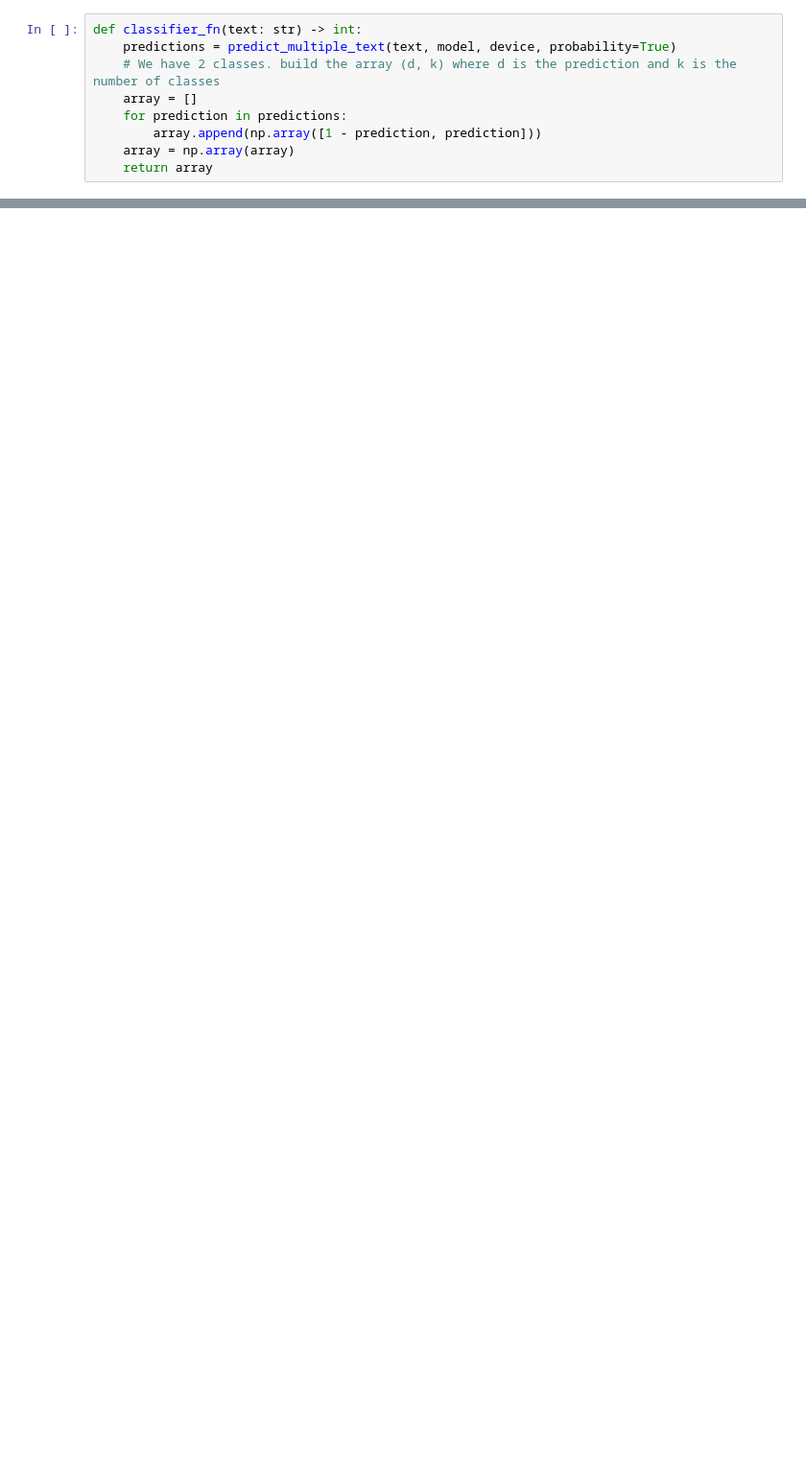
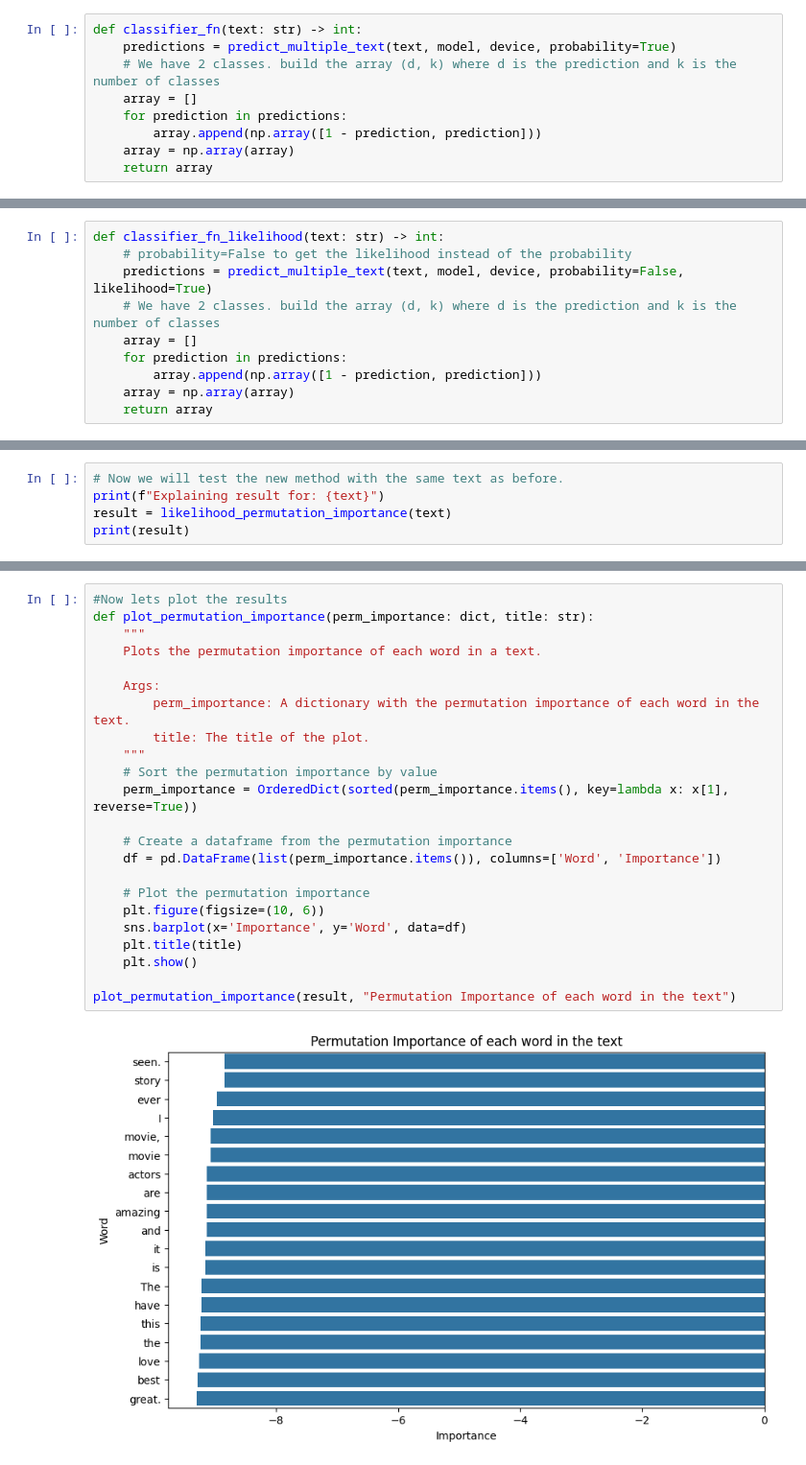
Before and after one commit to AsterisCrack/rnn_explainability, a Jupyter notebook: src/AgnosticModels/permutation_importance.ipynb, the cells around one changed output, grey strips where cells are left out. Shown at 96% size. Cells and saved outputs as stored; diff of their text form; blank space fills up the shorter version.

Commit message:
Permutation importance + Likelihood importance
NEW METHOD CREATED!!!

```diff
--- a/src/AgnosticModels/permutation_importance.ipynb
+++ b/src/AgnosticModels/permutation_importance.ipynb
@@ -89,0 +164,10 @@ print(result)
+# %%
+def classifier_fn_likelihood(text: str) -> int:
+    # probability=False to get the likelihood instead of the probability
+    predictions = predict_multiple_text(text, model, device, probability=False, likelihood=True)
+    # We have 2 classes. build the array (d, k) where d is the prediction and k is the number of classes
+    array = []
+    for prediction in predictions:
+        array.append(np.array([1 - prediction, prediction]))
+    array = np.array(array)
+    return array
@@ -89,0 +255,5 @@ print(result)
+# %%
+# Now we will test the new method with the same text as before.
+print(f"Explaining result for: {text}")
+result = likelihood_permutation_importance(text)
+print(result)
@@ -89,0 +263,25 @@ print(result)
+# %%
+#Now lets plot the results
+def plot_permutation_importance(perm_importance: dict, title: str):
+    """
+    Plots the permutation importance of each word in a text.
+
+    Args:
+        perm_importance: A dictionary with the permutation importance of each word in the text.
+        title: The title of the plot.
+    """
+    # Sort the permutation importance by value
+    perm_importance = OrderedDict(sorted(perm_importance.items(), key=lambda x: x[1], reverse=True))
+
+    # Create a dataframe from the permutation importance
+    df = pd.DataFrame(list(perm_importance.items()), columns=['Word', 'Importance'])
+
+    # Plot the permutation importance
+    plt.figure(figsize=(10, 6))
+    sns.barplot(x='Importance', y='Word', data=df)
+    plt.title(title)
+    plt.show()
+
+plot_permutation_importance(result, "Permutation Importance of each word in the text")
+# %% [output]
+[figure, added]
```
Also changed, not shown: parts of 11 cells of this notebook, 2 other files.
